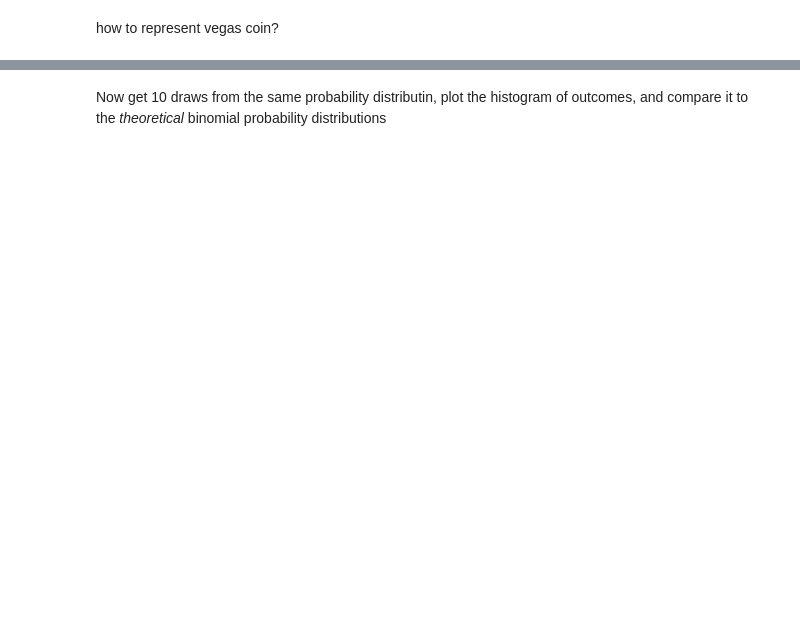
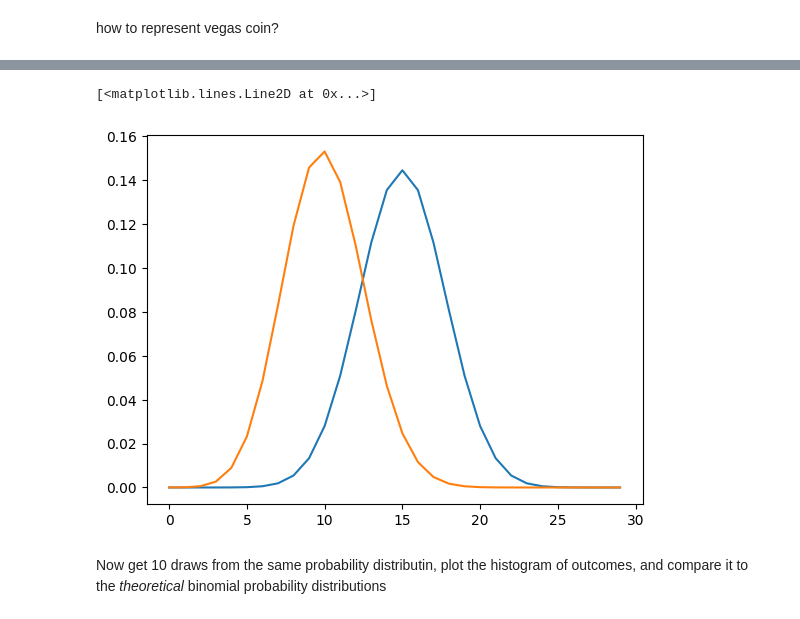
Before and after one commit to elhamkashi/DSPS_EKashi, a Jupyter notebook: Labs/stat/Instructions_coin_tosses.ipynb, the cells around one changed output, grey strips where cells are left out. Drawn from its saved outputs; the diff is of its cells as text; code cells hidden in the pictures; blank space fills up the shorter version.

```diff
--- a/Labs/stat/Instructions_coin_tosses.ipynb
+++ b/Labs/stat/Instructions_coin_tosses.ipynb
@@ -71,2 +98,11 @@ how to represent vegas coin?
+# %%
+# Fair coin - symmetric, peak at 15 heads
+plt.plot(support, sp.stats.binom.pmf(support, 30, 0.5))
+
+# Vegas coin - skewed left, peak around 10 heads
+plt.plot(support, sp.stats.binom.pmf(support, 30, 1/3))
+# %% [output]
+[<matplotlib.lines.Line2D at 0x...>]
+[figure, added]
 # %% [markdown]
 Now get 10 draws from the same probability distributin, plot the histogram of outcomes, and compare it to the _theoretical_ binomial probability distributions
```
Also changed, not shown: parts of 29 cells of this notebook.
